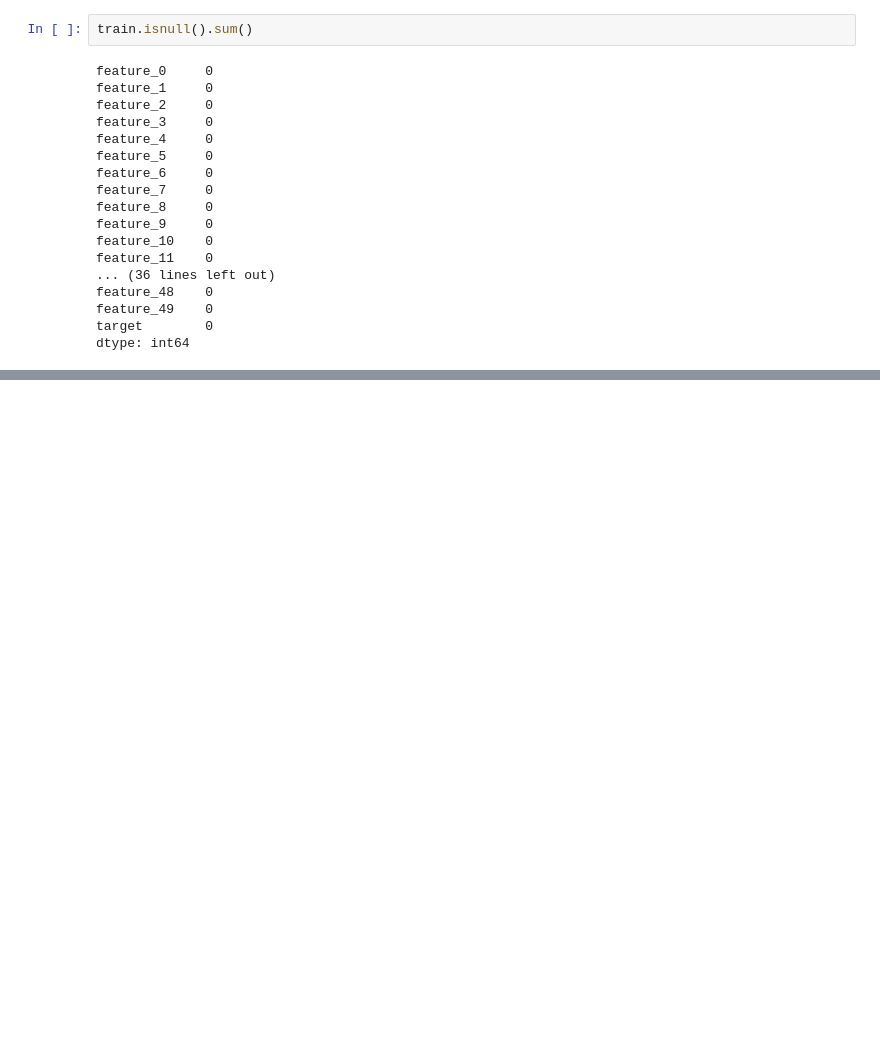
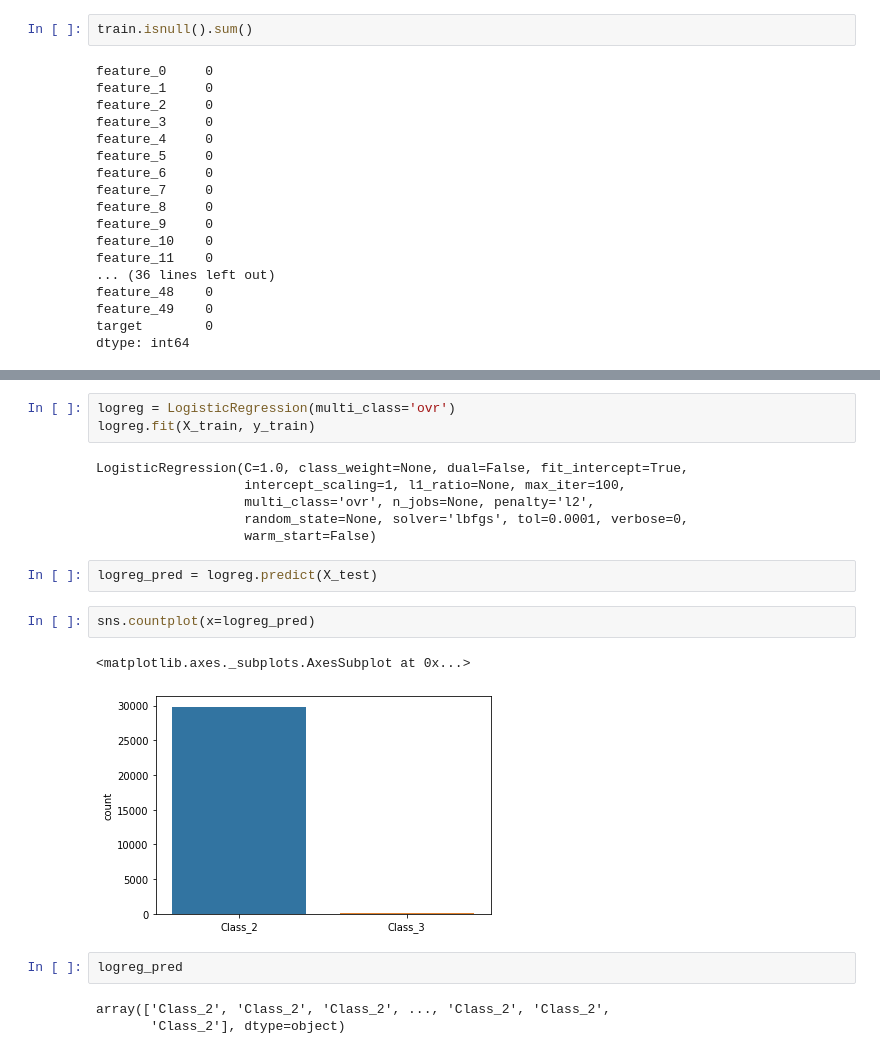
Before and after one commit to shreyansh273/TPS-May-2021, a Jupyter notebook: TPS_May2021.ipynb, the cells around one changed output, grey strips where cells are left out. Drawn from its saved outputs; the diff is of its cells as text; blank space fills up the shorter version.

```diff
--- a/TPS_May2021.ipynb
+++ b/TPS_May2021.ipynb
@@ -95,0 +130,21 @@ dtype: int64
+# %%
+logreg = LogisticRegression(multi_class='ovr')
+logreg.fit(X_train, y_train)
+# %% [output]
+LogisticRegression(C=1.0, class_weight=None, dual=False, fit_intercept=True,
+                   intercept_scaling=1, l1_ratio=None, max_iter=100,
+                   multi_class='ovr', n_jobs=None, penalty='l2',
+                   random_state=None, solver='lbfgs', tol=0.0001, verbose=0,
+                   warm_start=False)
+# %%
+logreg_pred = logreg.predict(X_test)
+# %%
+sns.countplot(x=logreg_pred)
+# %% [output]
+<matplotlib.axes._subplots.AxesSubplot at 0x...>
+[figure, added]
+# %%
+logreg_pred
+# %% [output]
+array(['Class_2', 'Class_2', 'Class_2', ..., 'Class_2', 'Class_2',
+       'Class_2'], dtype=object)
```
Also changed, not shown: parts of 6 cells of this notebook.
